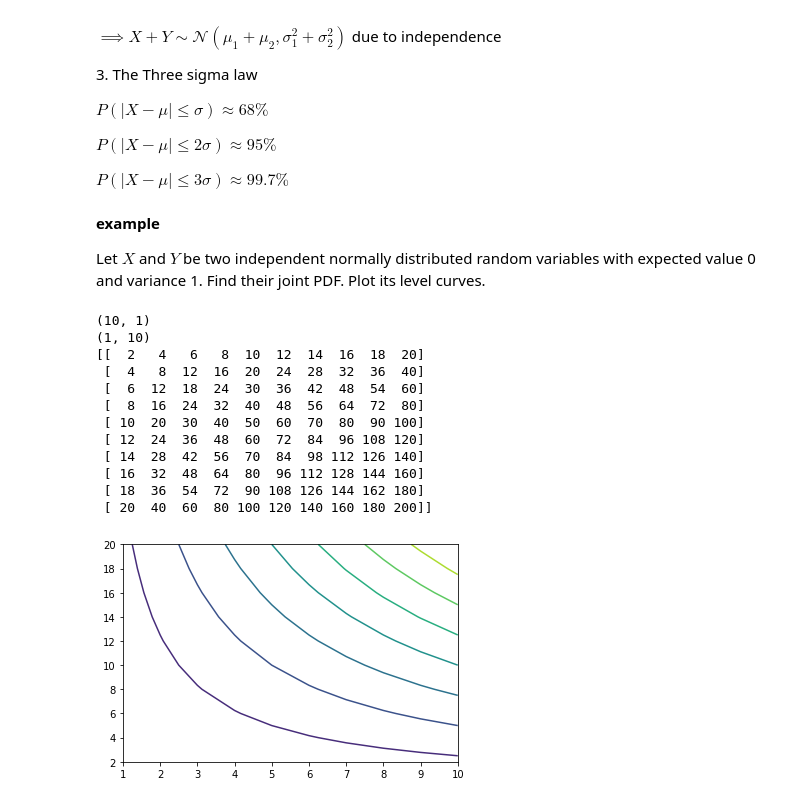
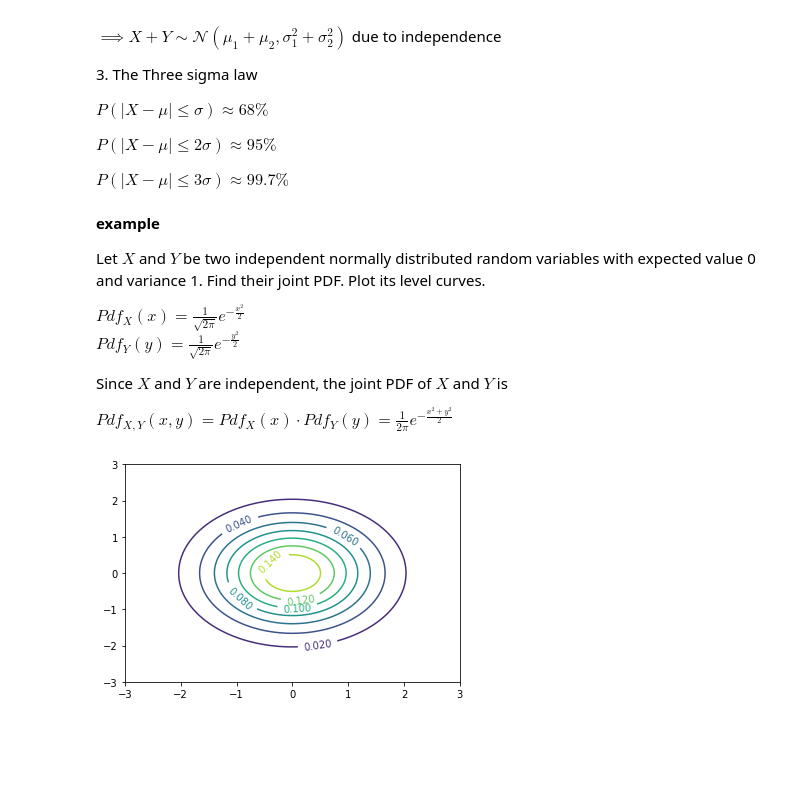
Before and after one commit to hansen1416/docs, a Jupyter notebook: note/ml_math/probability theory/5.Law of large number and central limit theorem/6.Properties of normal distribution.ipynb, the cells around one changed output. Cells and saved outputs as stored; diff of their text form; code cells hidden in the pictures; blank space fills up the shorter version.

```diff
--- a/note/ml_math/probability theory/5.Law of large number and central limit theorem/6.Properties of normal distribution.ipynb
+++ b/note/ml_math/probability theory/5.Law of large number and central limit theorem/6.Properties of normal distribution.ipynb
@@ -40,48 +40,34 @@ $P(|X - \mu| \le 3\sigma) \approx 99.7\%$
 __example__
 
 Let $X$ and $Y$ be two independent normally distributed random variables with expected value 0 and variance 1. Find their joint PDF. Plot its level curves.
+
+$Pdf_X(x) = \frac{1}{\sqrt{2\pi}}e^{-\frac{x^2}{2}}$
+$Pdf_Y(y) = \frac{1}{\sqrt{2\pi}}e^{-\frac{y^2}{2}}$
+
+Since $X$ and $Y$ are independent, the joint PDF of $X$ and $Y$ is
+
+$Pdf_{X,Y}(x,y) = Pdf_X(x) \cdot Pdf_Y(y) = \frac{1}{2\pi} e^{-\frac{x^2+y^2}{2}}$
 # %%
 import matplotlib.pyplot as plt
 import numpy as np
 from scipy.stats import norm
 %matplotlib inline
 
-x = np.expand_dims(np.arange(1,11,1), axis=1)
-y = np.expand_dims(np.arange(2,21,2), axis=0)
-XX,YY = np.meshgrid(x,y)
+X = norm(loc=0, scale=1)
+Y = norm(loc=0, scale=1)
 
-z = y * x
+x = np.linspace(-3, 3, 100)
 
-print(x.shape)
-print(y.shape)
-print(z)
+pdf_x = np.expand_dims(X.pdf(x), axis=1)
+pdf_y = Y.pdf(x)
+
+x_axis,y_axis=np.meshgrid(x,x)
+
+z = pdf_x * pdf_y
 
 plt.figure()
-plt.contour(XX, YY, z)
+ct = plt.contour(x_axis, y_axis, z)
+plt.clabel(ct, inline=True)
 plt.show()
-
-# X = norm(loc=0, scale=1)
-# Y = norm(loc=0, scale=1)
-
-# x1 = np.linspace(-4,4, 100)
-# x2 = np.linspace(-4,4, 100)
-
-# x,y=np.meshgrid(x1,x2)
-
-# z = X.pdf(x1)
-
-# plt.contour([x, y], z)
 # %% [output]
-(10, 1)
-(1, 10)
-[[  2   4   6   8  10  12  14  16  18  20]
- [  4   8  12  16  20  24  28  32  36  40]
- [  6  12  18  24  30  36  42  48  54  60]
- [  8  16  24  32  40  48  56  64  72  80]
- [ 10  20  30  40  50  60  70  80  90 100]
- [ 12  24  36  48  60  72  84  96 108 120]
- [ 14  28  42  56  70  84  98 112 126 140]
- [ 16  32  48  64  80  96 112 128 144 160]
- [ 18  36  54  72  90 108 126 144 162 180]
- [ 20  40  60  80 100 120 140 160 180 200]]
-[figure, old version]
+[figure, new version]
```
Also changed, not shown: 1 other file.
